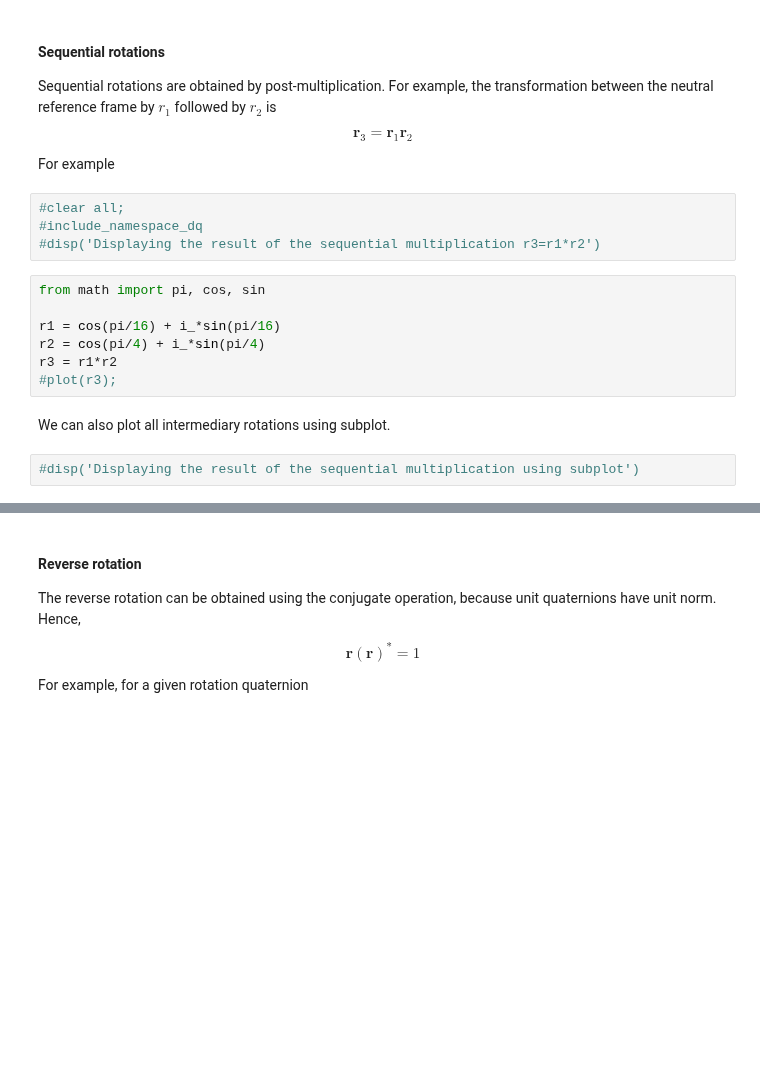
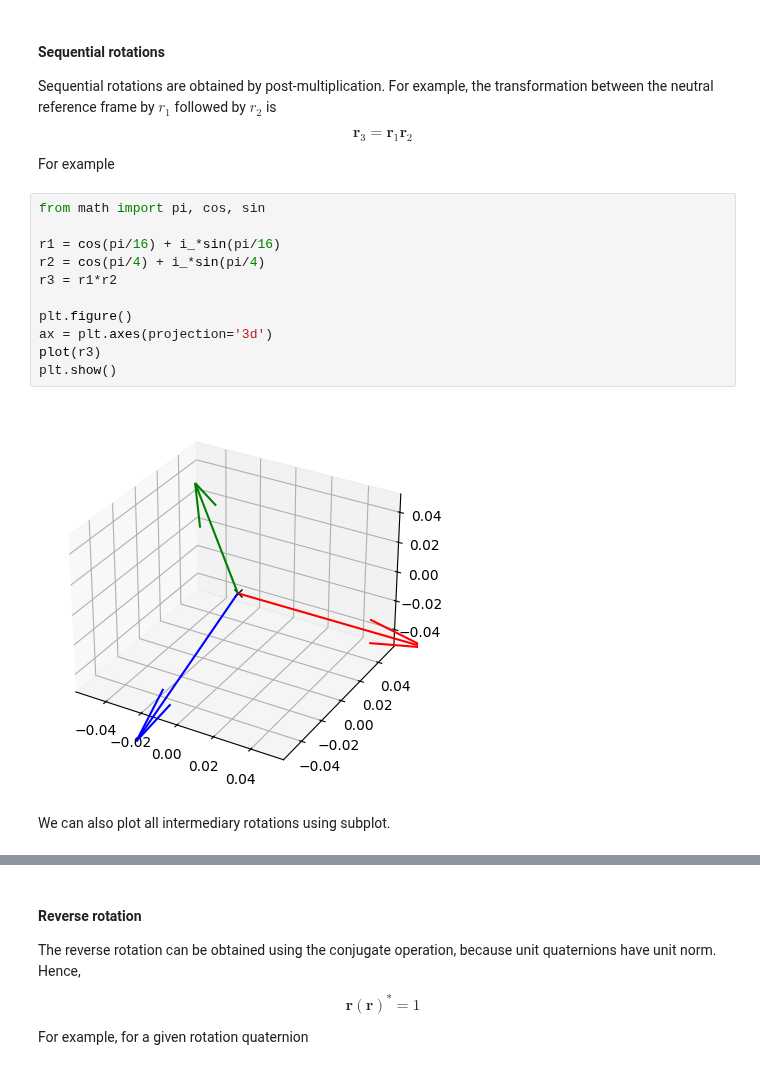
Before and after one commit to MarinhoLab/OpenExecutableBooksRobotics, a Jupyter notebook: dqrobotics/lesson2/lesson_dq2_quaternion_basics.ipynb, the cells around one changed output, grey strips where cells are left out. Cells and saved outputs as stored; diff of their text form; blank space fills up the shorter version.

```diff
--- a/dqrobotics/lesson2/lesson_dq2_quaternion_basics.ipynb
+++ b/dqrobotics/lesson2/lesson_dq2_quaternion_basics.ipynb
@@ -404,22 +491,22 @@ Sequential rotations are obtained by post-multiplication. For example, the trans
 $${\mathit{\mathbf{r}}}_3 ={\mathit{\mathbf{r}}}_1 {\mathit{\mathbf{r}}}_2$$
 
 For example
-# %%
-#clear all;
-#include_namespace_dq
-#disp('Displaying the result of the sequential multiplication r3=r1*r2')
 # %%
 from math import pi, cos, sin
 
 r1 = cos(pi/16) + i_*sin(pi/16)
 r2 = cos(pi/4) + i_*sin(pi/4)
 r3 = r1*r2
-#plot(r3);
+
+plt.figure()
+ax = plt.axes(projection='3d')
+plot(r3)
+plt.show()
+# %% [output]
+[figure, added]
 # %% [markdown]
 
 We can also plot all intermediary rotations using subplot.
-# %%
-#disp('Displaying the result of the sequential multiplication using subplot')
 # %%
 from math import pi, cos, sin
 
```
Also changed, not shown: parts of 50 cells of this notebook.
